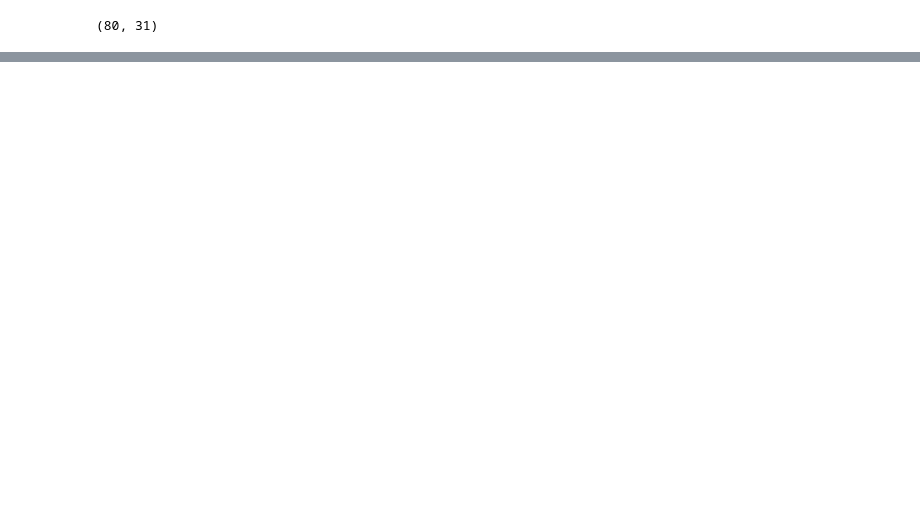
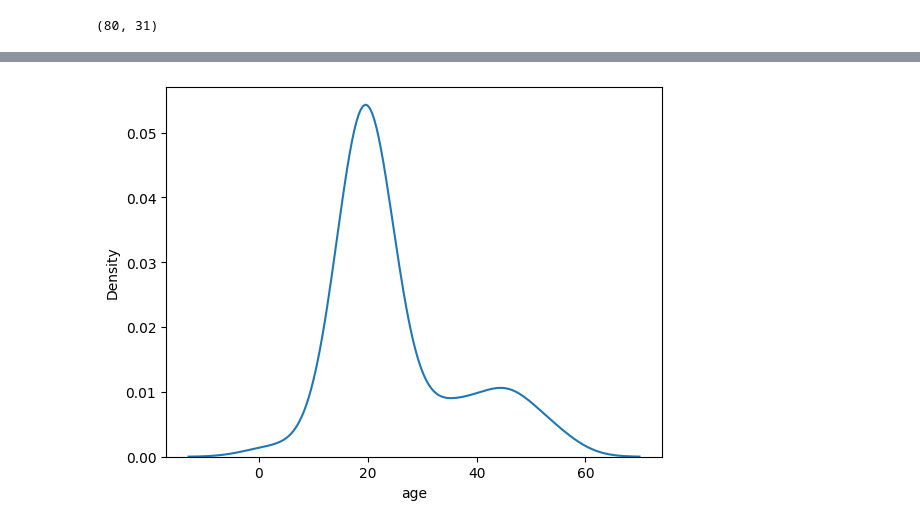
Before and after one commit to larissalaga/IA-E-Chtabot, a Jupyter notebook: Aula0803/eda_survey.ipynb, the cells around one changed output, grey strips where cells are left out. Cells and saved outputs as stored; diff of their text form; code cells hidden in the pictures; blank space fills up the shorter version.

```diff
--- a/Aula0803/eda_survey.ipynb
+++ b/Aula0803/eda_survey.ipynb
@@ -42,0 +57,4 @@ df.tail()
+# %%
+df_triple_clean = pd.read_csv("./survey/survey.csv").dropna()\
+    .drop_duplicates().drop("user_id",axis=1)
+df
@@ -42,0 +76,8 @@ df.tail()
+# %%
+plt.figure()
+
+sns.kdeplot(df_triple_clean, x="age")
+
+plt.show()
+# %% [output]
+[figure, added]
```
Also changed, not shown: parts of 13 cells of this notebook.
